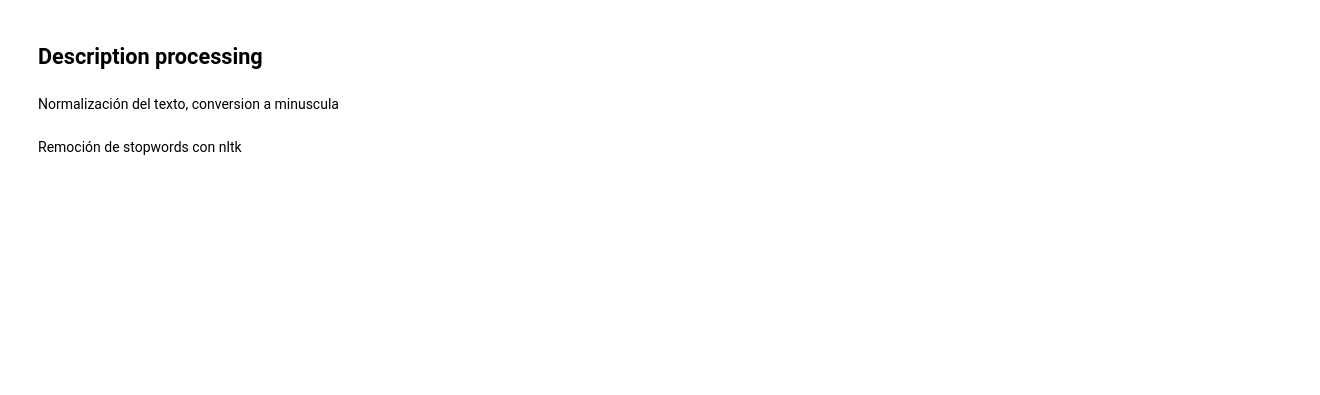
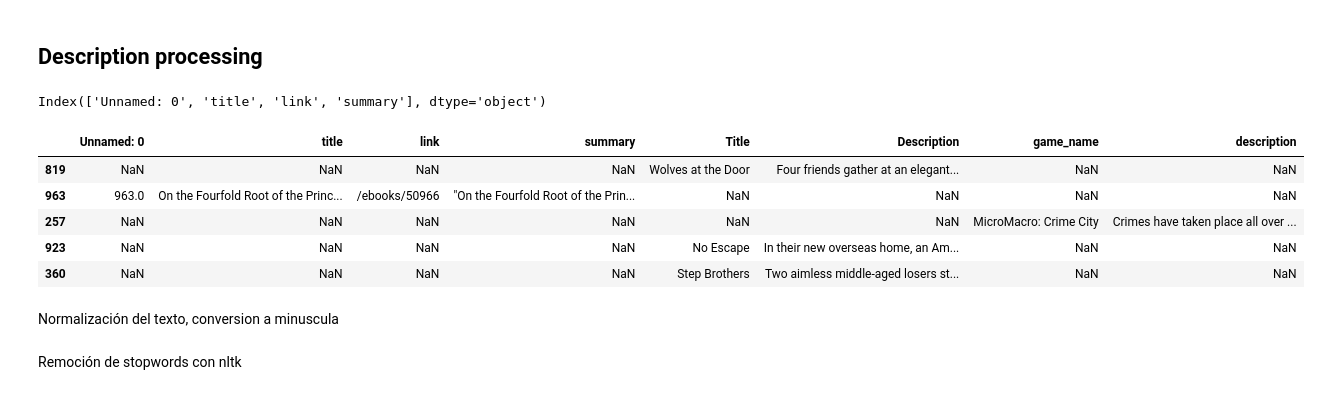
Before and after one commit to bpace1/NLP-TP1, a Jupyter notebook: NLP_TP1_model.ipynb, the cells around one changed output. Cells and saved outputs as stored; diff of their text form; code cells hidden in the pictures; blank space fills up the shorter version.

```diff
--- a/NLP_TP1_model.ipynb
+++ b/NLP_TP1_model.ipynb
@@ -293,5 +286,9 @@ KeyboardInterrupt:
 ## Description processing
 # %%
 df_libros: pd.DataFrame = pd.read_csv('books.csv')
-df_pelicuas: pd.DataFrame = pd.read_csv('IMDB-Movie-Data.csv')
+df_peliculas: pd.DataFrame = pd.read_csv('IMDB-Movie-Data.csv')
 df_juegos: pd.DataFrame = pd.read_csv('bgg_database.csv')
+# %%
+df_libros.columns
+# %% [output]
+Index(['Unnamed: 0', 'title', 'link', 'summary'], dtype='object')
@@ -298,3 +297,14 @@ df_juegos: pd.DataFrame = pd.read_csv('bgg_database.csv')
+# %%
+df_total: pd.DataFrame = pd.concat([df_libros, df_peliculas, df_juegos], axis=0)
+# %%
+df_total.sample(5)
+# %% [output]
+|  | Unnamed: 0 | title | link | summary | Title | Description | game_name | description |
+| 819 | NaN | NaN | NaN | NaN | Wolves at the Door | Four friends gather at an elegant... | NaN | NaN |
+| 963 | 963.0 | On the Fourfold Root of the Princ... | /ebooks/50966 | "On the Fourfold Root of the Prin... | NaN | NaN | NaN | NaN |
+| 257 | NaN | NaN | NaN | NaN | NaN | NaN | MicroMacro: Crime City | Crimes have taken place all over ... |
+| 923 | NaN | NaN | NaN | NaN | No Escape | In their new overseas home, an Am... | NaN | NaN |
+| 360 | NaN | NaN | NaN | NaN | Step Brothers | Two aimless middle-aged losers st... | NaN | NaN |
 # %% [markdown]
 Normalización del texto, conversion a minuscula
 # %%
```
Also changed, not shown: parts of 20 cells of this notebook.
